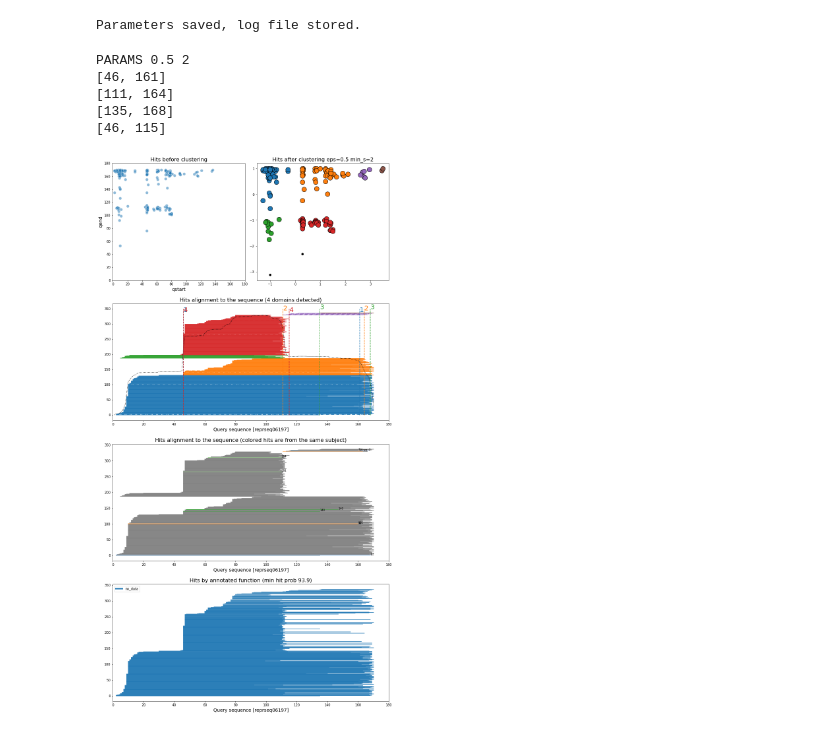
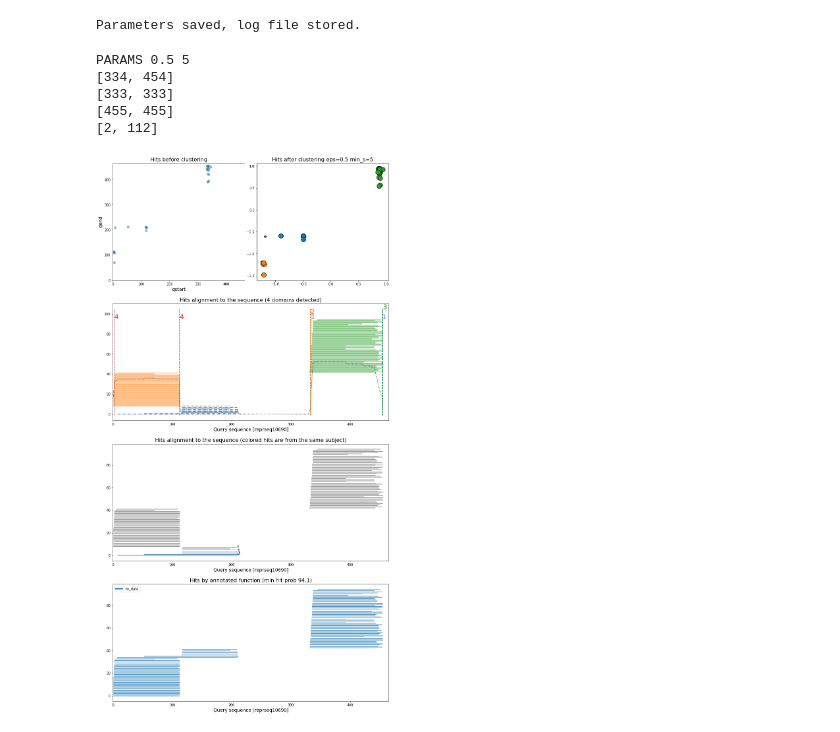
Before and after one commit to bioinf-mcb/phage-protein-modularity-data, a Jupyter notebook: pipeline/Workflow-dev.ipynb, the cells around one changed output. Cells and saved outputs as stored; diff of their text form; code cells hidden in the pictures.

```diff
--- a/pipeline/Workflow-dev.ipynb
+++ b/pipeline/Workflow-dev.ipynb
@@ -156,23 +156,26 @@ if validate_search_all_vs_all(work_dir):
 
 # set input/output paths
 dataset_name = 'data_260221' # write your custom name (appended to the results files)
-ecf_runmode  = 'benchmark' # options: 'benchmark' or 'scan'
+ecf_runmode  = 'benchmark' # options: 'benchmark', 'scan', 'scan-min'
 
 # set data filtering params
 prob_threshold  = 95.0
 eval_threshold  = 1e-03
-coverage_cutoff = 0.1 # minimal coverage of hit to total query length
-filters_params  = {'prob_threshold':prob_threshold, 'eval_threshold':eval_threshold, 'coverage_cutoff':coverage_cutoff}
+coverage_cutoff = 0.5 # minimal coverage of hit to total query length or maximum when using qcov/scov filter
+min_hit_len     = 20 # minimal length of the hit (i.e. qend - qstart)
+filters_params  = {'prob_threshold':prob_threshold, 'eval_threshold':eval_threshold,
+                   'coverage_cutoff':coverage_cutoff, 'min_hit_len':min_hit_len}
 # set filters that will be applied
-# available filters: prob, eval, self, cov, self-full
-filters_used   = ['eval', 'self-full', 'cov']
+# available filters: prob, eval, self, cov, self-full, cov-both
+# cov is qcov and filter is passing when greater than cutoff while cov-both passes when less than cutoff
+filters_used   = ['eval', 'self-full', 'cov-both', 'hit-len']
 
 # algorithm: clustering - for full scan mode
 clust_eps        = 0.5 # clustering epsilon parameter
-clust_min_sample = 1 # minimum number of samples to create cluster
+clust_min_sample = 5 # minimum number of samples to create cluster
 # algorithm: clustering - for benchmark mode
 eps_list         = [0.5]
-min_samples_list = [2]
+min_samples_list = [5]
 
 # algorithm: general
 min_coverage   = 0.1 # minimal hit coverage at positions to consider it a domain in all steps of algorithm
@@ -185,6 +188,16 @@ steps = {'merge_similiar': True, # if True then similiar regions will be merged
          'resolve_no_domain': False # if True then regions with high coverage of hits and without domains will be annotated as domains at the end of algorithm
 }
 
+def convert_list_to_benchmark_input(lst):
+    """Quick fix function to simplyfy input of desired prot_ids.
+    Move to package."""
+
+    d = {'list':{}}
+    for i in lst:
+        d['list'][i] = {}
+
+    return d
+
 if validate_input_ECF(work_dir):
 
     # apply data filtering
@@ -195,42 +208,67 @@ if validate_input_ECF(work_dir):
     if ecf_runmode == 'benchmark':
 
         # to create random sample
-        sample = random.sample(range(1,dataset_size), 10)
+        sample = random.sample(range(1,dataset_size), 30)
         benchmark_set = {'random': { i:{} for i in sample } }
 
         # define protids to scan
-        benchmark_set = {'random': {6197: {}}}
+        benchmark_set = {'random': {16469: {}, 13067: {}, 10248: {},
+                                   18698: {}, 24602: {}, 7231: {}, 27068: {}, 15929: {},
+                                    8094: {}, 1194: {}, 3816: {}, 531: {}, 21035: {}, 24321: {},
+                                    3056: {}, 79: {}, 2652: {}, 20803: {}, 25587: {},
+                                    11157: {}, 4488: {}, 3373: {}, 26024: {}}}
+
+        benchmark_set = {'random': {26087: {}}}
+
+        prot_lst      = [10690]
+        benchmark_set = convert_list_to_benchmark_input(prot_lst)
+
+        # 10162: {} # crushes when 50% filter applied
 
         for funct in benchmark_set.keys():
             benchmark_result = ds.funct.run_benchmark(benchmark_set[funct], hhr_table, eps_list=eps_list, id_width=id_width,
                                              min_samples_list=min_samples_list, only_get_plots=True, plot_type='show',
                                              names_dict={}, clustering_pngs_dirpath=work_dir + 'output/ecf-search/plots',
                                              min_coverage=min_coverage, domain_min_len=domain_min_len,
                                              merge_size_cutoff=merge_size_cutoff, merge_shared_cutoff=merge_shared_cutoff,
                                              dataset_name=dataset_name, db_tables={}, steps=steps, prefix_id='reprseq')
 
     elif ecf_runmode == 'scan':
 
          ### !!!! DEV - cut list to get faster devel computation
         import random
         ids = list(hhr_table['qname'].unique())
         rp = random.sample(ids, 300)
         hhr_table = hhr_table[hhr_table['qname'].isin(rp)]
         ### !!! END-DEV
 
         ECFs_results = ds.funct.run_domain_finder(hhr_table, clust_eps, clust_min_sample, min_coverage,
                                                    domain_min_len, merge_size_cutoff, merge_shared_cutoff,
                                                    steps)
         store_scan_results(work_dir, ECFs_results)
 
+    elif ecf_runmode == 'scan-min':
+
+         ### !!!! DEV - cut list to get faster devel computation
+#         import random
+#         ids = list(hhr_table['qname'].unique())
+#         rp = random.sample(ids, 30)
+#         hhr_table = hhr_table[hhr_table['qname'].isin(rp)]
+        ### !!! END-DEV
+
+        ECFs_results = ds.funct.run_domain_finder_min(hhr_table, clust_eps, clust_min_sample, min_coverage,
+                                                   domain_min_len, merge_size_cutoff, merge_shared_cutoff,
+                                                   steps)
+        store_scan_results(work_dir, ECFs_results, mode='pickle')
+
     # verify output and save log file
     validate_output_ECF(work_dir, ecf_runmode, filters_params, filters_used, clust_eps, clust_min_sample,
                         min_coverage, domain_min_len, merge_size_cutoff,
                         merge_shared_cutoff, steps)
 # %% [output]
-PARAMS 0.5 2
-[46, 161]
-[111, 164]
-[135, 168]
-[46, 115]
+PARAMS 0.5 5
+[334, 454]
+[333, 333]
+[455, 455]
+[2, 112]
-[figure, old version]
+[figure, new version]
```
Also changed, not shown: parts of 3 cells of this notebook, 11 other files.
